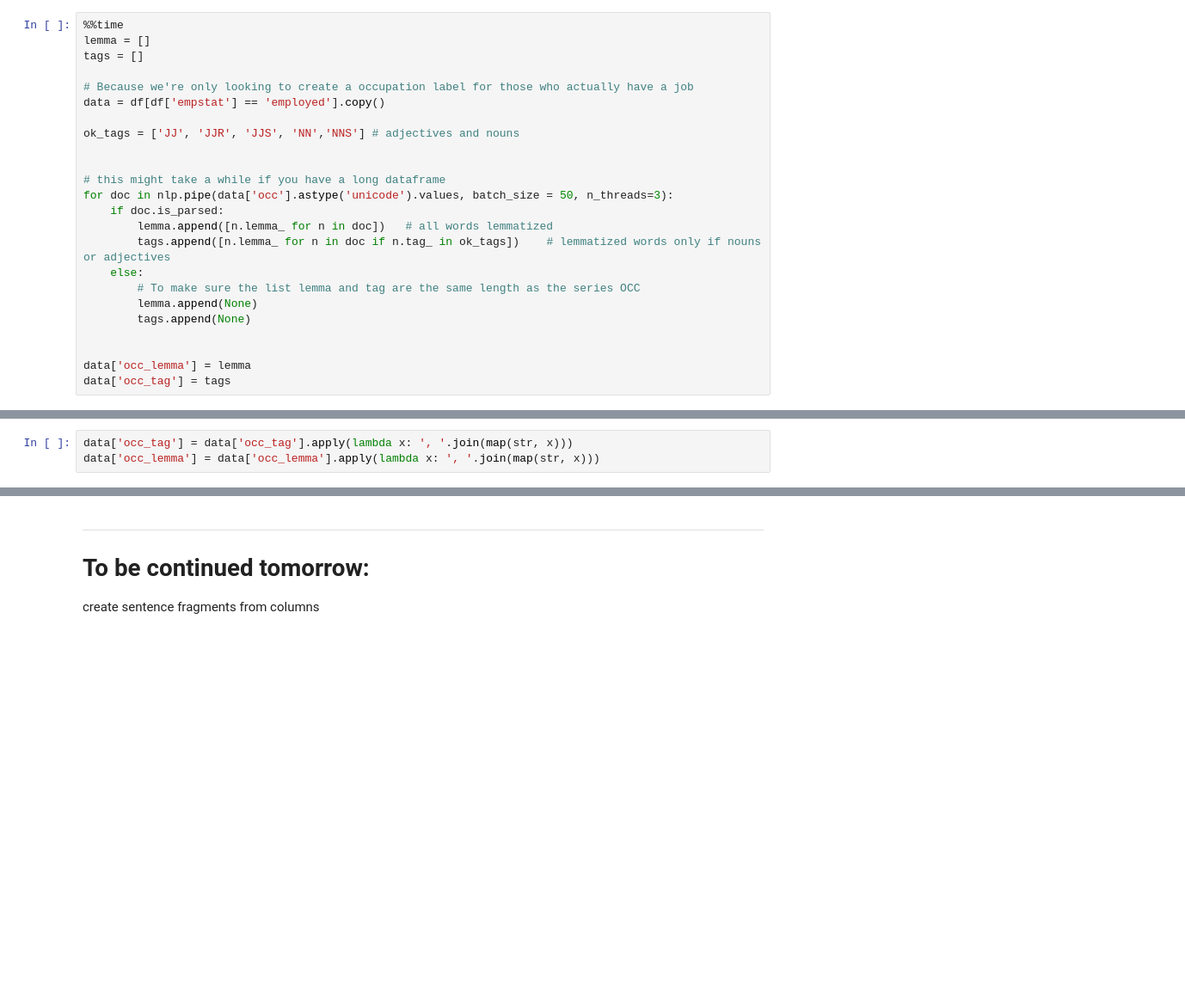
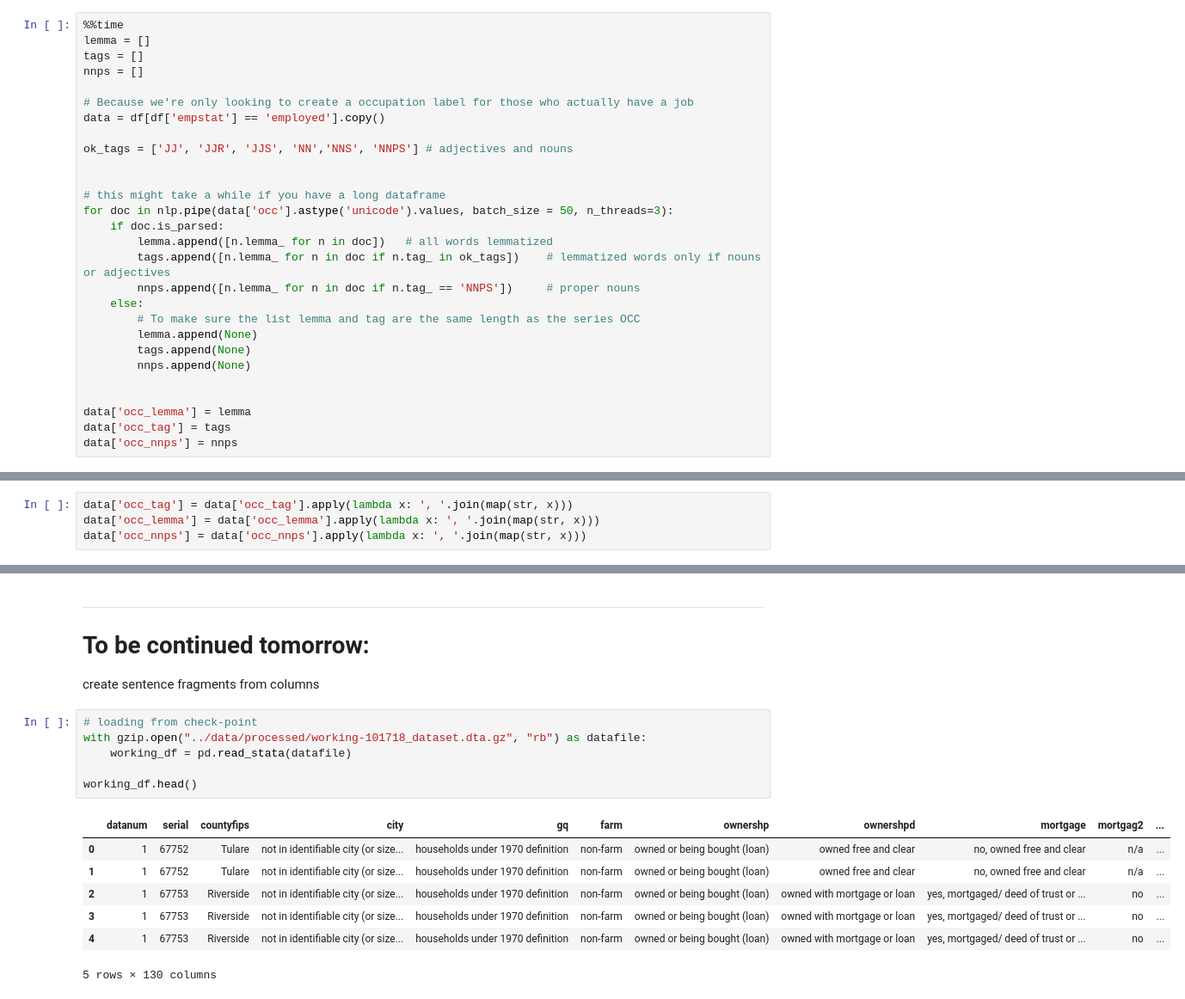
Before and after one commit to kidheracles/demographics-of-los-santos, a Jupyter notebook: src/001 Exploration-clean.ipynb, the cells around one changed output, grey strips where cells are left out. Shown: that part at 86% size. Cells and saved outputs as stored; diff of their text form; blank space fills up the shorter version.

```diff
--- a/src/001 Exploration-clean.ipynb
+++ b/src/001 Exploration-clean.ipynb
@@ -143,11 +143,12 @@ More on POS-tagging: https://spacy.io/api/annotation#section-pos-tagging
 %%time
 lemma = []
 tags = []
+nnps = []
 
 # Because we're only looking to create a occupation label for those who actually have a job
 data = df[df['empstat'] == 'employed'].copy()
 
-ok_tags = ['JJ', 'JJR', 'JJS', 'NN','NNS'] # adjectives and nouns
+ok_tags = ['JJ', 'JJR', 'JJS', 'NN','NNS', 'NNPS'] # adjectives and nouns
 
 
 # this might take a while if you have a long dataframe
@@ -155,12 +156,15 @@ for doc in nlp.pipe(data['occ'].astype('unicode').values, batch_size = 50, n_thr
     if doc.is_parsed:
         lemma.append([n.lemma_ for n in doc])   # all words lemmatized
         tags.append([n.lemma_ for n in doc if n.tag_ in ok_tags])    # lemmatized words only if nouns or adjectives
+        nnps.append([n.lemma_ for n in doc if n.tag_ == 'NNPS'])     # proper nouns
     else:
         # To make sure the list lemma and tag are the same length as the series OCC
         lemma.append(None)
         tags.append(None)
+        nnps.append(None)
 
 
 data['occ_lemma'] = lemma
 data['occ_tag'] = tags
+data['occ_nnps'] = nnps
 # %% [output]
@@ -172,6 +176,7 @@ At this point `data['occ_lemma']` and `data['occ_tag']` are series of lists whic
 # %%
 data['occ_tag'] = data['occ_tag'].apply(lambda x: ', '.join(map(str, x)))
 data['occ_lemma'] = data['occ_lemma'].apply(lambda x: ', '.join(map(str, x)))
+data['occ_nnps'] = data['occ_nnps'].apply(lambda x: ', '.join(map(str, x)))
 # %% [markdown]
 ***
 ### At this point we have a working semi-cleaned dataset and we could save it as a checkpoint.
@@ -209,3 +214,17 @@ with gzip.open("../data/processed/working-101718_dataset.dta.gz", "wb") as file:
 ***
 # To be continued tomorrow:
 create sentence fragments from columns
+# %%
+# loading from check-point
+with gzip.open("../data/processed/working-101718_dataset.dta.gz", "rb") as datafile:
+    working_df = pd.read_stata(datafile)
+
+working_df.head()
+# %% [output]
+|  | datanum | serial | countyfips | city | gq | farm | ownershp | ownershpd | mortgage | mortgag2 | ... |
+| 0 | 1 | 67752 | Tulare | not in identifiable city (or size... | households under 1970 definition | non-farm | owned or being bought (loan) | owned free and clear | no, owned free and clear | n/a | ... |
+| 1 | 1 | 67752 | Tulare | not in identifiable city (or size... | households under 1970 definition | non-farm | owned or being bought (loan) | owned free and clear | no, owned free and clear | n/a | ... |
+| 2 | 1 | 67753 | Riverside | not in identifiable city (or size... | households under 1970 definition | non-farm | owned or being bought (loan) | owned with mortgage or loan | yes, mortgaged/ deed of trust or ... | no | ... |
+| 3 | 1 | 67753 | Riverside | not in identifiable city (or size... | households under 1970 definition | non-farm | owned or being bought (loan) | owned with mortgage or loan | yes, mortgaged/ deed of trust or ... | no | ... |
+| 4 | 1 | 67753 | Riverside | not in identifiable city (or size... | households under 1970 definition | non-farm | owned or being bought (loan) | owned with mortgage or loan | yes, mortgaged/ deed of trust or ... | no | ... |
+5 rows × 130 columns
```
Also changed, not shown: parts of 16 cells of this notebook, 5 other files.
